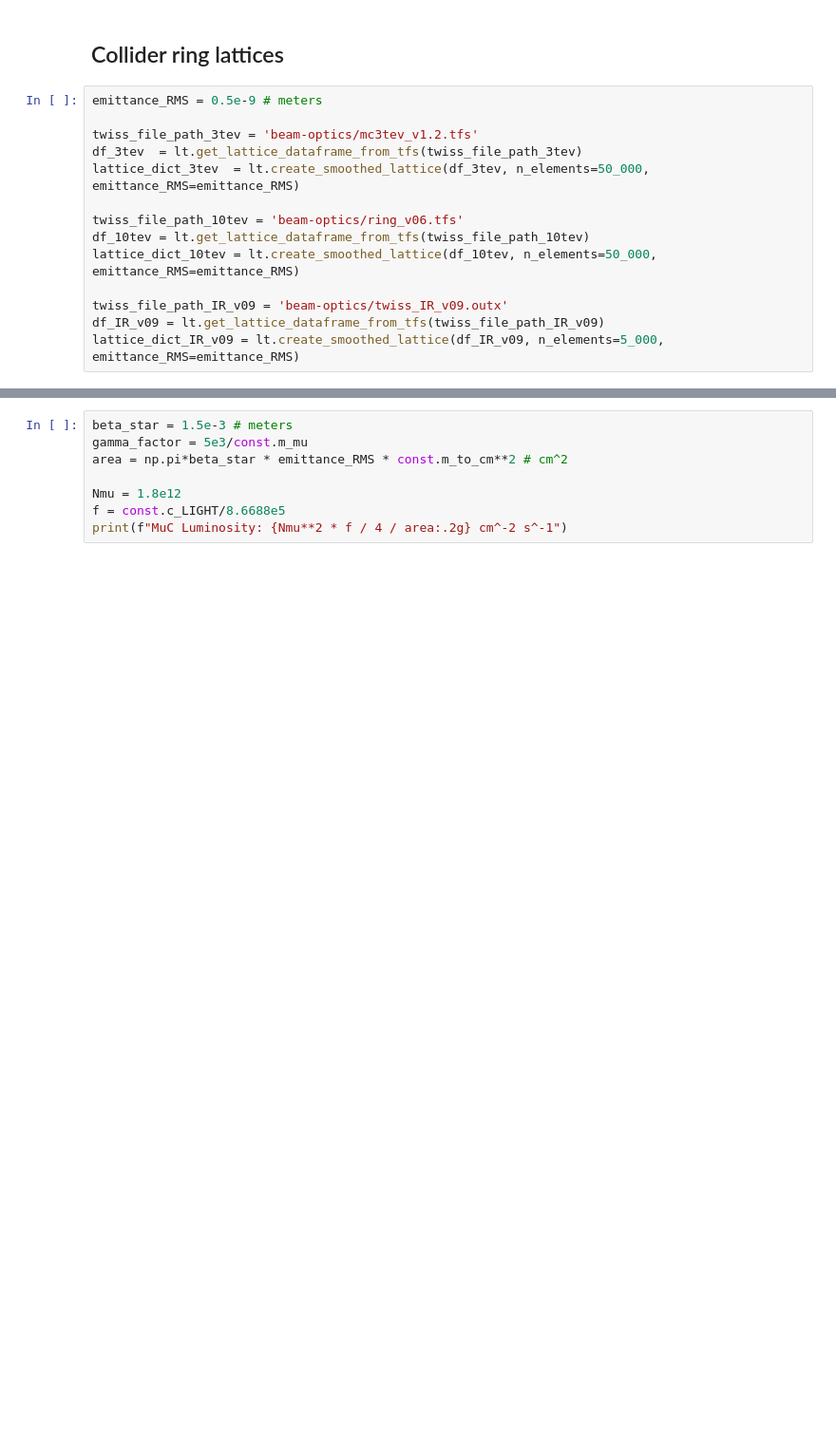
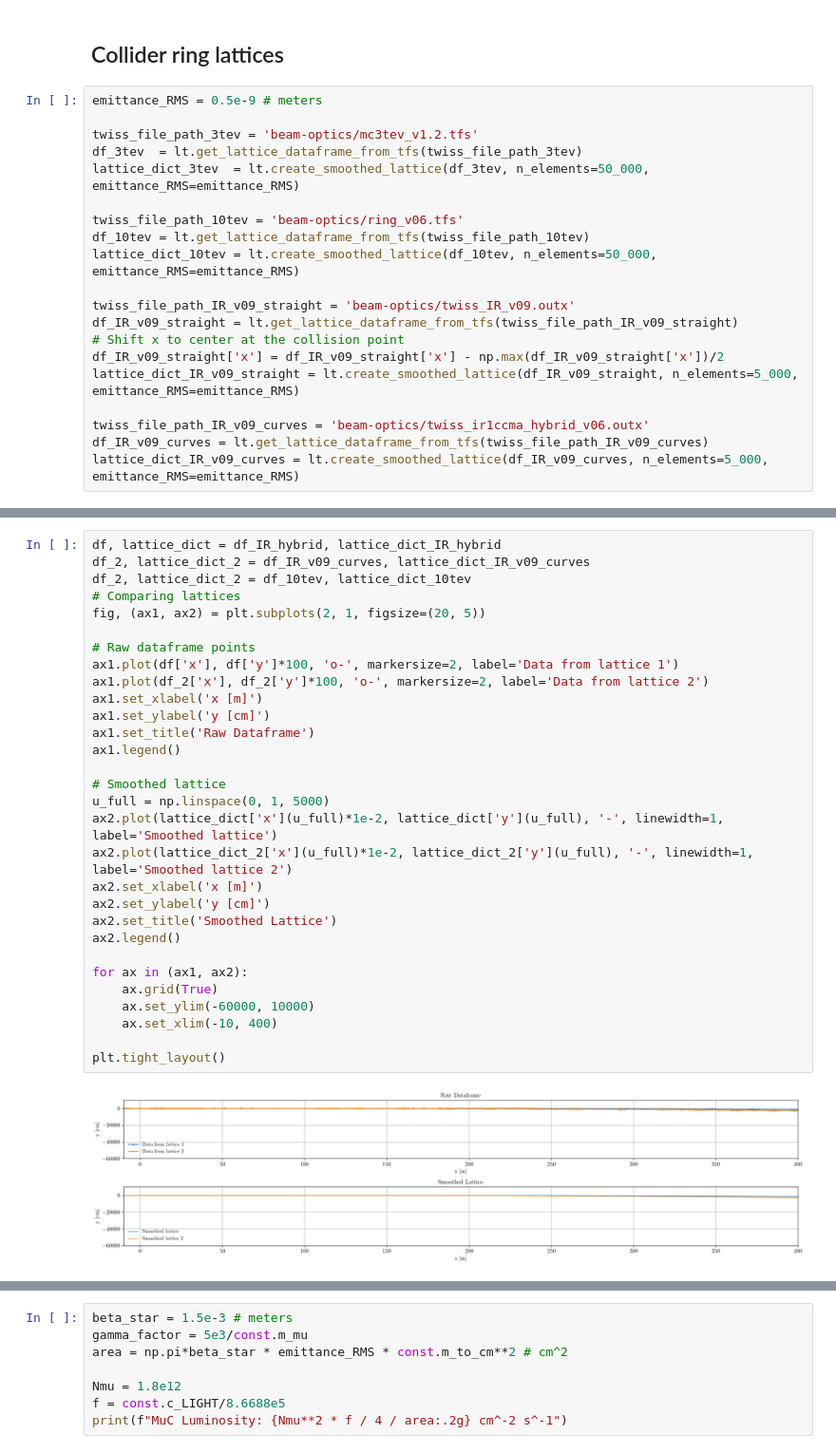
Before and after one commit to jchoi55/MINT, a Jupyter notebook: MH_create_beam_optics_files.ipynb, the cells around one changed output, grey strips where cells are left out. Shown at 95% size. Cells and saved outputs as stored; diff of their text form; blank space fills up the shorter version.

```diff
--- a/MH_create_beam_optics_files.ipynb
+++ b/MH_create_beam_optics_files.ipynb
@@ -22,6 +25,12 @@ twiss_file_path_10tev = 'beam-optics/ring_v06.tfs'
 df_10tev = lt.get_lattice_dataframe_from_tfs(twiss_file_path_10tev)
 lattice_dict_10tev = lt.create_smoothed_lattice(df_10tev, n_elements=50_000, emittance_RMS=emittance_RMS)
 
-twiss_file_path_IR_v09 = 'beam-optics/twiss_IR_v09.outx'
-df_IR_v09 = lt.get_lattice_dataframe_from_tfs(twiss_file_path_IR_v09)
-lattice_dict_IR_v09 = lt.create_smoothed_lattice(df_IR_v09, n_elements=5_000, emittance_RMS=emittance_RMS)
+twiss_file_path_IR_v09_straight = 'beam-optics/twiss_IR_v09.outx'
+df_IR_v09_straight = lt.get_lattice_dataframe_from_tfs(twiss_file_path_IR_v09_straight)
+# Shift x to center at the collision point
+df_IR_v09_straight['x'] = df_IR_v09_straight['x'] - np.max(df_IR_v09_straight['x'])/2
+lattice_dict_IR_v09_straight = lt.create_smoothed_lattice(df_IR_v09_straight, n_elements=5_000, emittance_RMS=emittance_RMS)
+
+twiss_file_path_IR_v09_curves = 'beam-optics/twiss_ir1ccma_hybrid_v06.outx'
+df_IR_v09_curves = lt.get_lattice_dataframe_from_tfs(twiss_file_path_IR_v09_curves)
+lattice_dict_IR_v09_curves = lt.create_smoothed_lattice(df_IR_v09_curves, n_elements=5_000, emittance_RMS=emittance_RMS)
@@ -33,0 +40,32 @@ Error:
+# %%
+df, lattice_dict = df_IR_hybrid, lattice_dict_IR_hybrid
+df_2, lattice_dict_2 = df_IR_v09_curves, lattice_dict_IR_v09_curves
+df_2, lattice_dict_2 = df_10tev, lattice_dict_10tev
+# Comparing lattices
+fig, (ax1, ax2) = plt.subplots(2, 1, figsize=(20, 5))
+
+# Raw dataframe points
+ax1.plot(df['x'], df['y']*100, 'o-', markersize=2, label='Data from lattice 1')
+ax1.plot(df_2['x'], df_2['y']*100, 'o-', markersize=2, label='Data from lattice 2')
+ax1.set_xlabel('x [m]')
+ax1.set_ylabel('y [cm]')
+ax1.set_title('Raw Dataframe')
+ax1.legend()
+
+# Smoothed lattice
+u_full = np.linspace(0, 1, 5000)
+ax2.plot(lattice_dict['x'](u_full)*1e-2, lattice_dict['y'](u_full), '-', linewidth=1, label='Smoothed lattice')
+ax2.plot(lattice_dict_2['x'](u_full)*1e-2, lattice_dict_2['y'](u_full), '-', linewidth=1, label='Smoothed lattice 2')
+ax2.set_xlabel('x [m]')
+ax2.set_ylabel('y [cm]')
+ax2.set_title('Smoothed Lattice')
+ax2.legend()
+
+for ax in (ax1, ax2):
+    ax.grid(True)
+    ax.set_ylim(-60000, 10000)
+    ax.set_xlim(-10, 400)
+
+plt.tight_layout()
+# %% [output]
+[figure, added]
```
Also changed, not shown: parts of 13 cells of this notebook, 12 other files.
